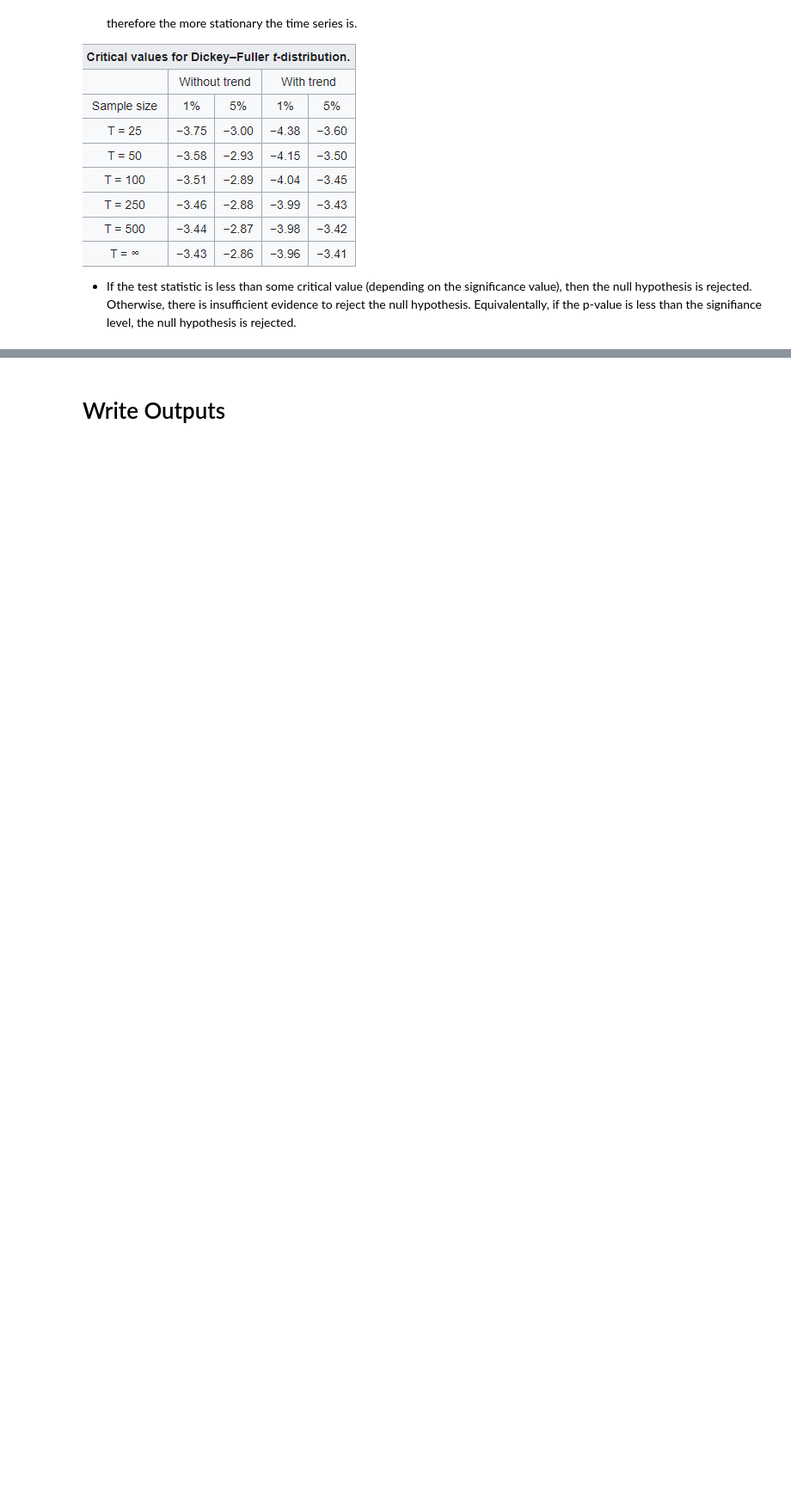
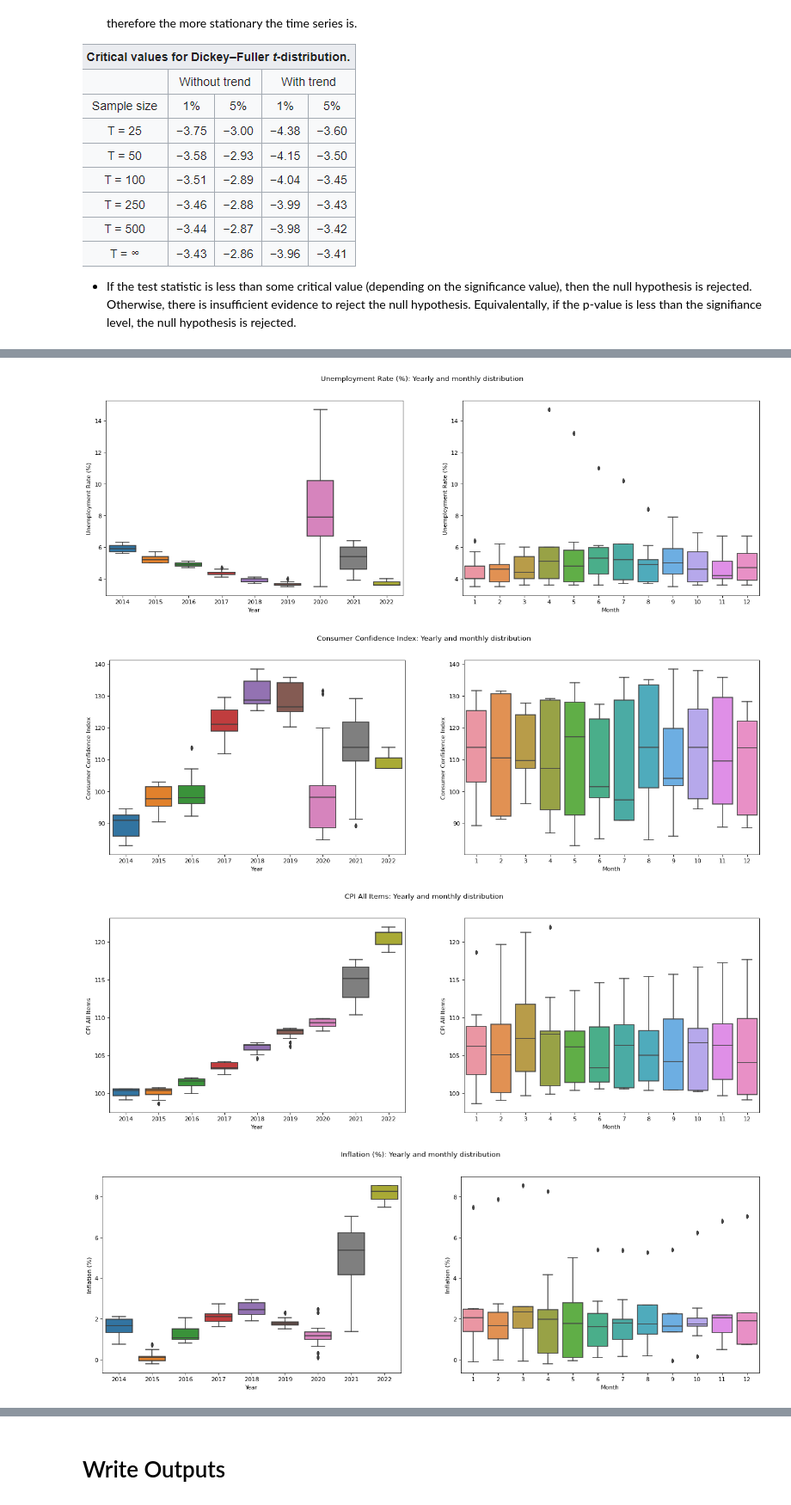
Before and after one commit to ed-churchill/ibm-ml-certificate, a Jupyter notebook: ibm-classification-eda.ipynb, the cells around one changed output, grey strips where cells are left out. Shown at 86% size. Drawn from its saved outputs; the diff is of its cells as text; code cells hidden in the pictures; blank space fills up the shorter version.

```diff
--- a/ibm-classification-eda.ipynb
+++ b/ibm-classification-eda.ipynb
@@ -536,0 +538,32 @@ results
+# %%
+# Cols to perform analysis on
+cols = macro_cols + ['S&P500']
+
+# Get data
+df1 = df[['Date'] + cols].drop_duplicates(subset='Date')
+
+# Create year, month and day columns after setting date as index
+df1.set_index('Date', inplace=True)
+df1['Year'] = [d.year for d in df1.index]
+df1['Month'] = [d.month for d in df1.index]
+df1['Day'] = [d.day for d in df1.index]
+# %%
+####################################################
+# Box Plots
+####################################################
+# Get number of rows and cols in subplot
+import math
+num_rows = len(cols)
+num_cols = 2
+
+# Plot
+for c in cols:
+    fig, axes = plt.subplots(1, 2, figsize=(20,6), dpi=80)
+    sns.boxplot(x='Year', y=c, data=df1, ax=axes[0])
+    sns.boxplot(x='Month', y=c, data=df1, ax=axes[1])
+    fig.suptitle(f"{c}: Yearly and monthly distribution")
+# %% [output]
+[figure, added]
+[figure, added]
+[figure, added]
+[figure, added]
```
Also changed, not shown: parts of 11 cells of this notebook.
